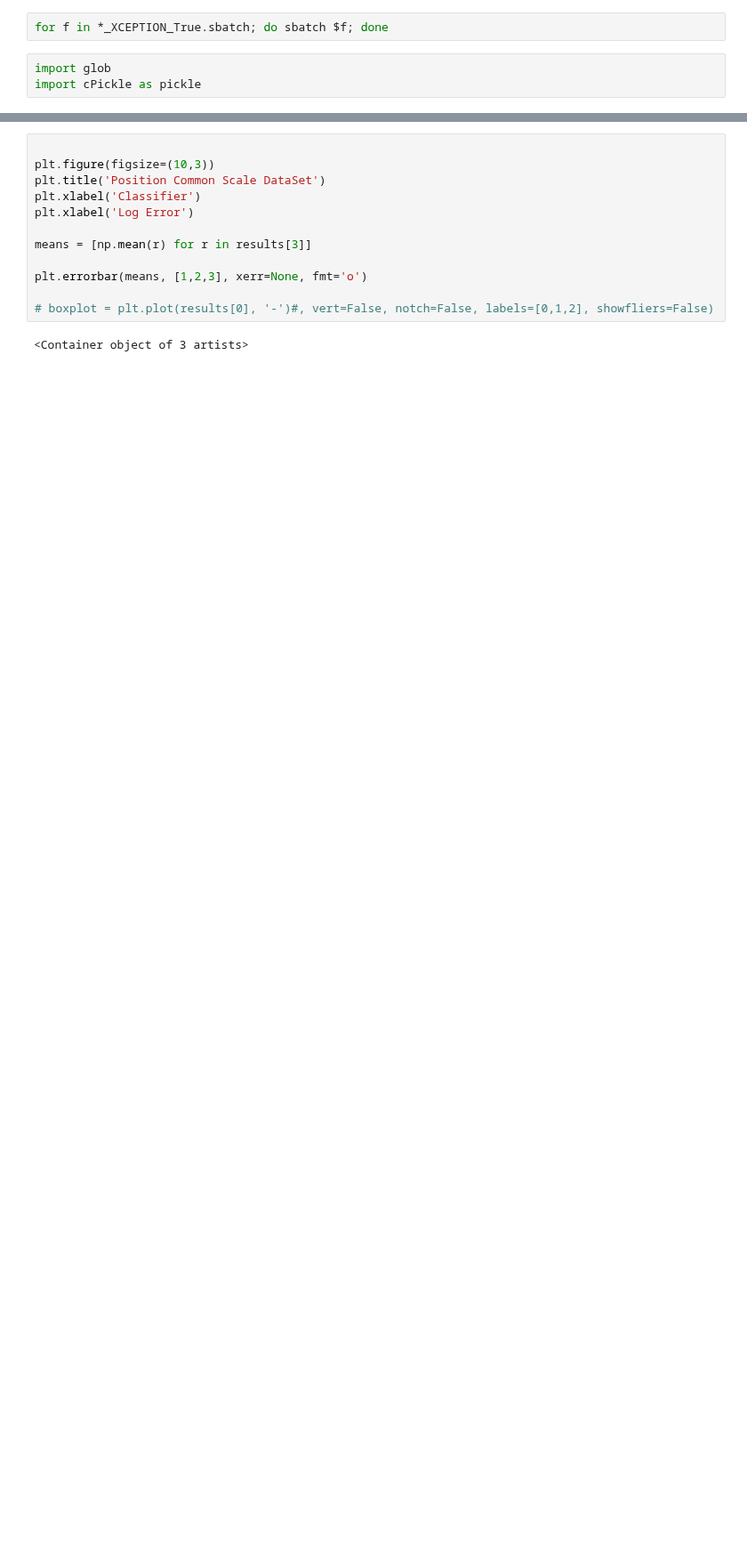
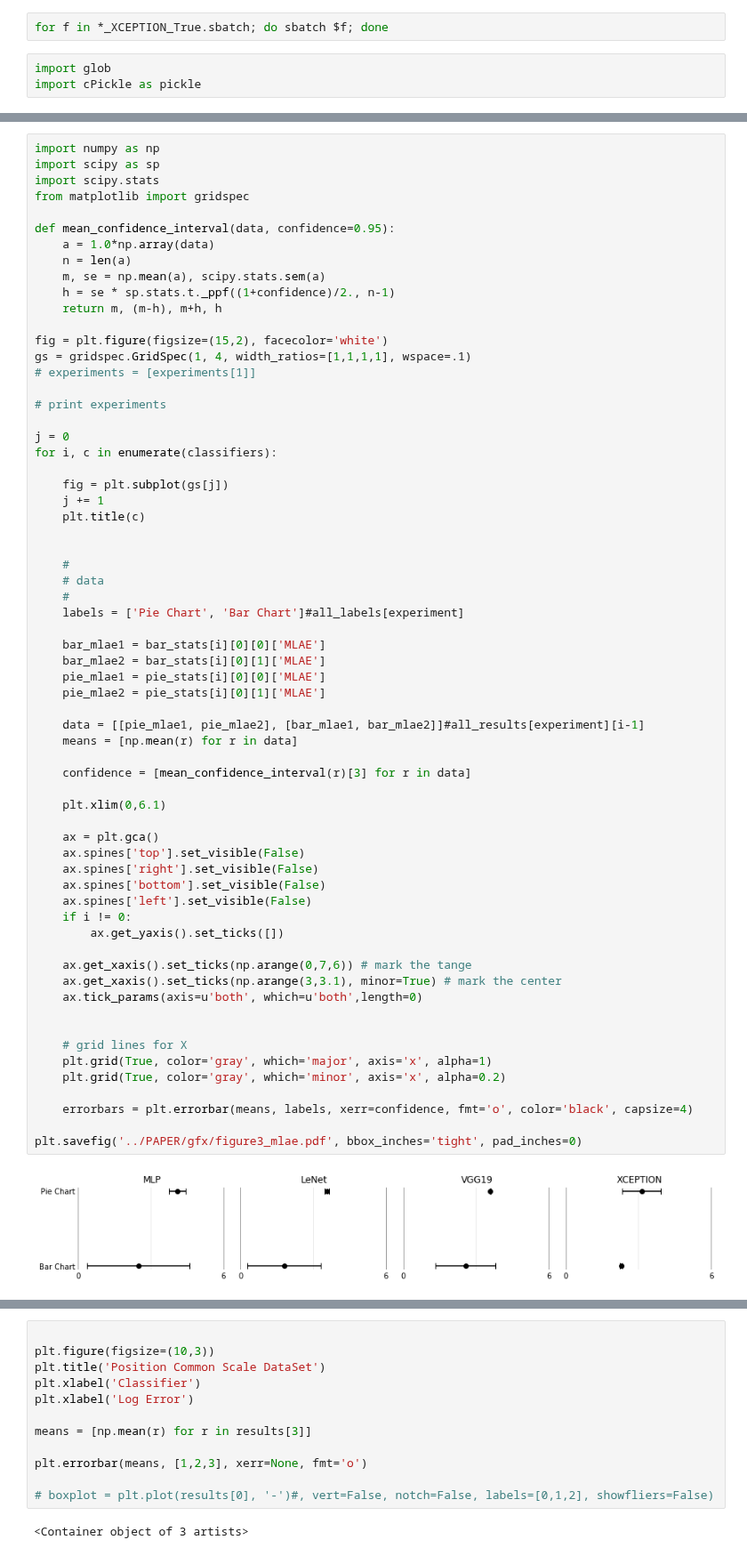
Before and after one commit to Rhoana/perception, a Jupyter notebook: IPY/Figure3_Debug.ipynb, the cells around one changed output, grey strips where cells are left out. Shown at 89% size. Saved outputs shown, nothing was run; the diff lists cells and outputs as text; blank space fills up the shorter version.

```diff
--- a/IPY/Figure3_Debug.ipynb
+++ b/IPY/Figure3_Debug.ipynb
@@ -53,3 +184,69 @@ for i,c in enumerate(classifiers):
+# %%
+import numpy as np
+import scipy as sp
+import scipy.stats
+from matplotlib import gridspec
+
+def mean_confidence_interval(data, confidence=0.95):
+    a = 1.0*np.array(data)
+    n = len(a)
+    m, se = np.mean(a), scipy.stats.sem(a)
+    h = se * sp.stats.t._ppf((1+confidence)/2., n-1)
+    return m, (m-h), m+h, h
+
+fig = plt.figure(figsize=(15,2), facecolor='white')
+gs = gridspec.GridSpec(1, 4, width_ratios=[1,1,1,1], wspace=.1)
+# experiments = [experiments[1]]
+
+# print experiments
+
+j = 0
+for i, c in enumerate(classifiers):
+
+    fig = plt.subplot(gs[j])
+    j += 1
+    plt.title(c)
+
+
+    #
+    # data
+    #
+    labels = ['Pie Chart', 'Bar Chart']#all_labels[experiment]
+
+    bar_mlae1 = bar_stats[i][0][0]['MLAE']
+    bar_mlae2 = bar_stats[i][0][1]['MLAE']
+    pie_mlae1 = pie_stats[i][0][0]['MLAE']
+    pie_mlae2 = pie_stats[i][0][1]['MLAE']
+
+    data = [[pie_mlae1, pie_mlae2], [bar_mlae1, bar_mlae2]]#all_results[experiment][i-1]
+    means = [np.mean(r) for r in data]
+
+    confidence = [mean_confidence_interval(r)[3] for r in data]
+
+    plt.xlim(0,6.1)
+
+    ax = plt.gca()
+    ax.spines['top'].set_visible(False)
+    ax.spines['right'].set_visible(False)
+    ax.spines['bottom'].set_visible(False)
+    ax.spines['left'].set_visible(False)
+    if i != 0:
+        ax.get_yaxis().set_ticks([])
+
+    ax.get_xaxis().set_ticks(np.arange(0,7,6)) # mark the tange
+    ax.get_xaxis().set_ticks(np.arange(3,3.1), minor=True) # mark the center
+    ax.tick_params(axis=u'both', which=u'both',length=0)
+
+
+    # grid lines for X
+    plt.grid(True, color='gray', which='major', axis='x', alpha=1)
+    plt.grid(True, color='gray', which='minor', axis='x', alpha=0.2)
+
+    errorbars = plt.errorbar(means, labels, xerr=confidence, fmt='o', color='black', capsize=4)
+
+plt.savefig('../PAPER/gfx/figure3_mlae.pdf', bbox_inches='tight', pad_inches=0)
+# %% [output]
+[figure, added]
 # %%
 results
 # %% [output]
```
Also changed, not shown: parts of 10 cells of this notebook, 4 other files.
